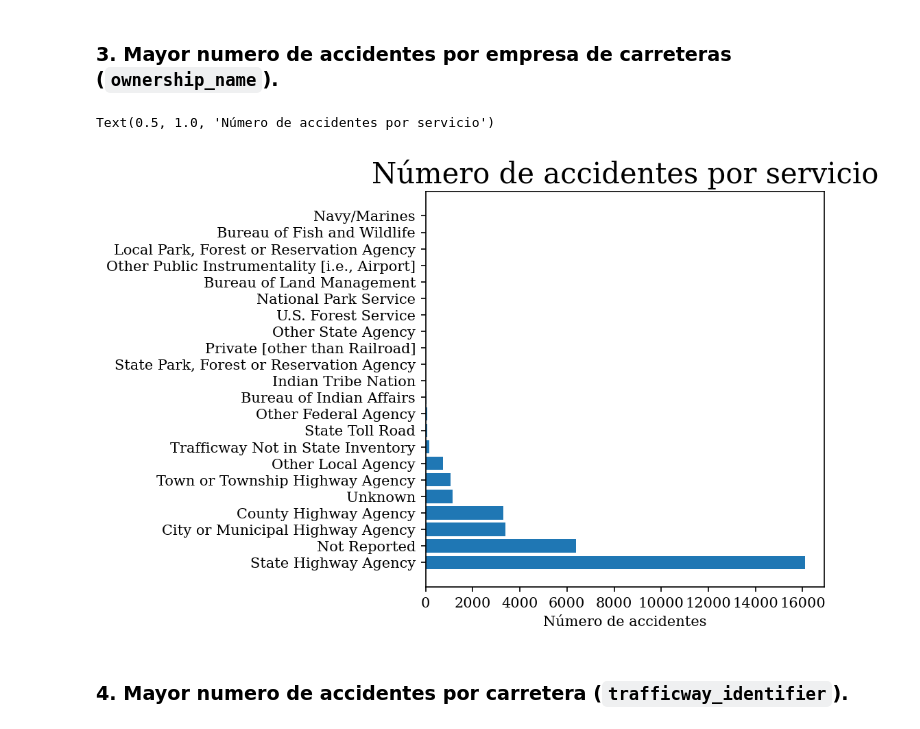
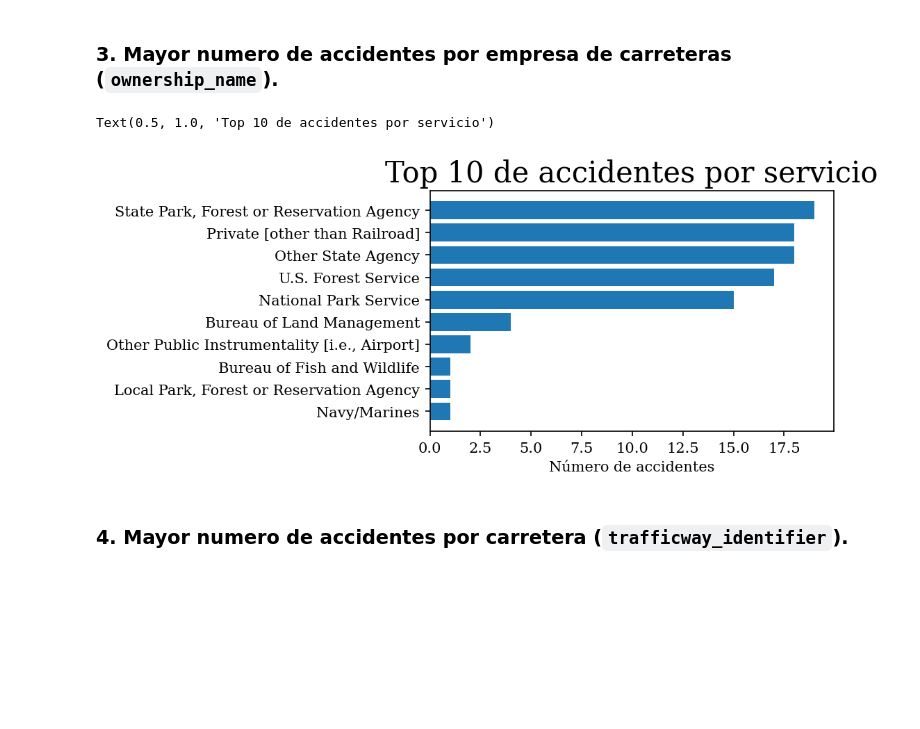
Before and after one commit to PhyData/Traffic_fatalities_BigQuery_jcalles, a Jupyter notebook: desafio_1.ipynb, the cells around one changed output. Saved outputs shown, nothing was run; the diff lists cells and outputs as text; code cells hidden in the pictures; blank space fills up the shorter version.

```diff
--- a/desafio_1.ipynb
+++ b/desafio_1.ipynb
@@ -106,22 +109,23 @@ Text(0.5, 1.0, 'Número de accidentes por zona')
 # %%
 query="""
 SELECT ownership_name, COUNT(*) AS count
 FROM `bigquery-public-data.nhtsa_traffic_fatalities.accident_2015`
 GROUP BY ownership_name
-ORDER BY count DESC
+ORDER BY count
+LIMIT 10
 """
 
 query_job = client.query(query)
 results = query_job.result()
 df = results.to_dataframe()
 
-fig, ax = plt.subplots(figsize=(5,5))
+fig, ax = plt.subplots(figsize=(5,3))
 ax.barh(y=df['ownership_name'], width = df['count'] )
 ax.set_xlabel("Número de accidentes")
-ax.set_title("Número de accidentes por servicio", fontsize=20)
+ax.set_title("Top 10 de accidentes por servicio", fontsize=20)
 # %% [output]
-Text(0.5, 1.0, 'Número de accidentes por servicio')
+Text(0.5, 1.0, 'Top 10 de accidentes por servicio')
-[figure, old version]
+[figure, new version]
 # %% [markdown]
 ### 4. Mayor numero de accidentes por carretera (`trafficway_identifier`).
 # %%
```
Also changed, not shown: parts of 15 cells of this notebook.
